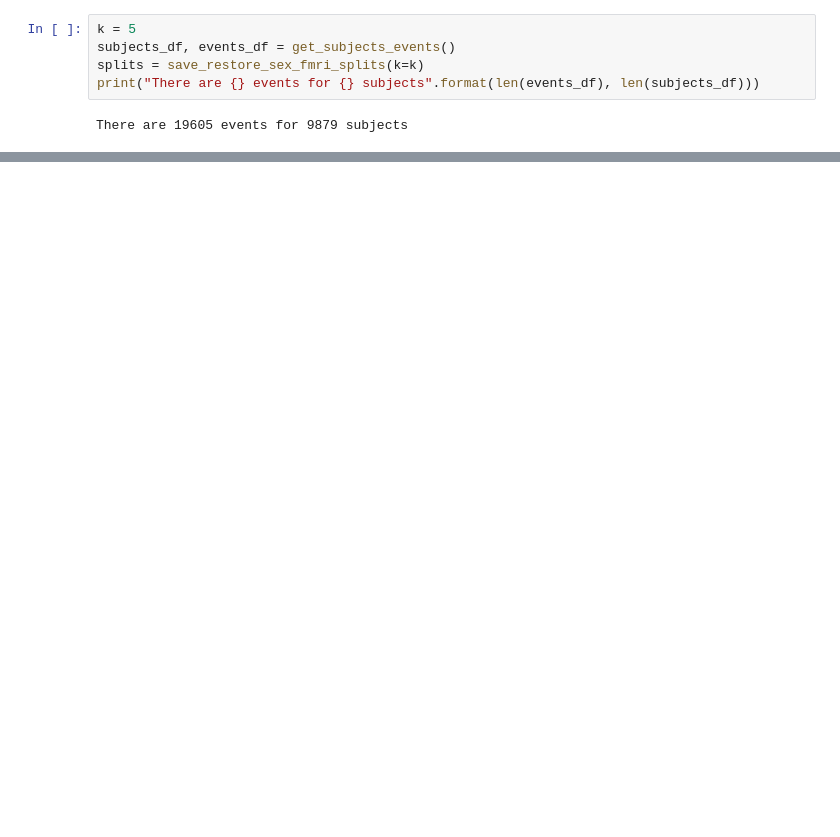
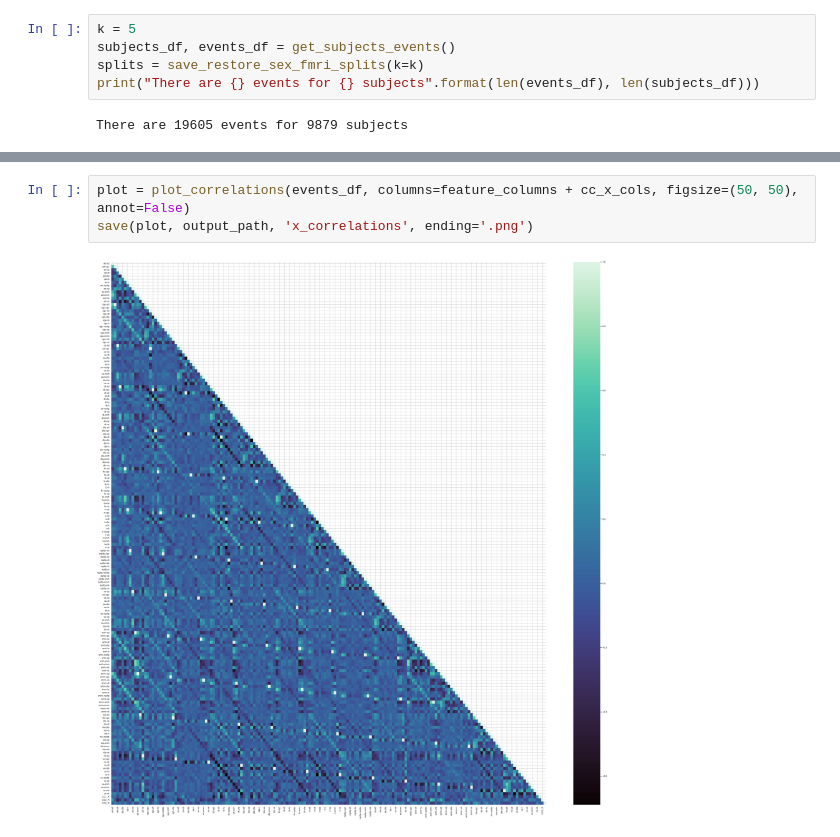
Before and after one commit to camgbus/ABCD5, a Jupyter notebook: abcd/analysis/mental_health_cca.ipynb, the cells around one changed output, grey strips where cells are left out. Drawn from its saved outputs; the diff is of its cells as text; blank space fills up the shorter version.

```diff
--- a/abcd/analysis/mental_health_cca.ipynb
+++ b/abcd/analysis/mental_health_cca.ipynb
@@ -78,3 +114,8 @@ plot_correlations(events_df, columns=cc_y_cols + target_columns)
+# %%
+plot = plot_correlations(events_df, columns=feature_columns + cc_x_cols, figsize=(50, 50), annot=False)
+save(plot, output_path, 'x_correlations', ending='.png')
+# %% [output]
+[figure, added]
 # %%
 # Select only the k variables with higher correlation
 columns = cc_x_cols + cc_y_cols + feature_columns + target_columns
```
Also changed, not shown: parts of 11 cells of this notebook, 6 other files.
